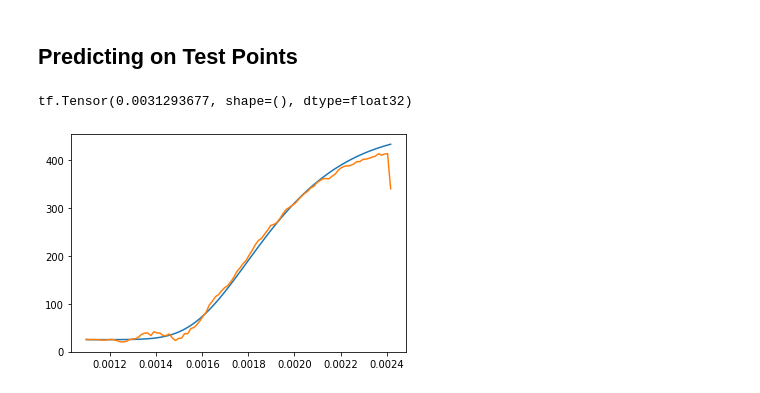
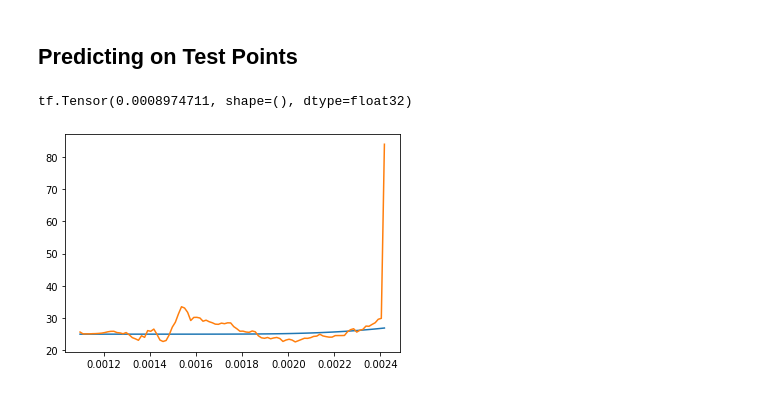
Before and after one commit to udemirezen/Physics-Informed-Deep-Learning, a Jupyter notebook: LSTMNetwork/Analytical_Thermal_Clustering.ipynb, the cells around one changed output. Saved outputs shown, nothing was run; the diff lists cells and outputs as text; code cells hidden in the pictures.

```diff
--- a/LSTMNetwork/Analytical_Thermal.ipynb
+++ b/LSTMNetwork/Analytical_Thermal_Clustering.ipynb
@@ -57,7 +57,7 @@ p9 = genfromtxt('T_q200_v1200_T25_D100.csv', delimiter=',')
 p10 = genfromtxt('T_q200_v1500_T25_D100.csv', delimiter=',')
 p11 = genfromtxt('T_q300_v1000_T25_D100.csv', delimiter=',')
 # %%
-times = genfromtxt('time..csv', delimiter=',')
+times = genfromtxt('time.csv', delimiter=',')
 # %%
 all = np.concatenate((p1,p2,p3,p4,p5,p6,p7,p8,p9,p10,p11) , axis = 0)
 all.shape
@@ -359,11 +359,11 @@ test_preds = rnn_model.predict(x = test_points)
 for i in range(len(test_preds)):
   test_preds[i,:] = moving_average(test_preds[i,:] , 3)
 # %%
-point_number = 700
+point_number = 900
 fig, ax = plt.subplots()
 ax.plot(times, (test_temps[point_number].reshape(100,1)* temps_std ) + temps_mean )
 ax.plot(times, (test_preds[point_number].reshape(100,1)* temps_std ) + temps_mean )
 print(tf.keras.losses.MSE(test_temps[point_number], test_preds[point_number]))
 # %% [output]
-tf.Tensor(0.0031293677, shape=(), dtype=float32)
+tf.Tensor(0.0008974711, shape=(), dtype=float32)
-[figure, old version]
+[figure, new version]
```
Also changed, not shown: 1 other file.
